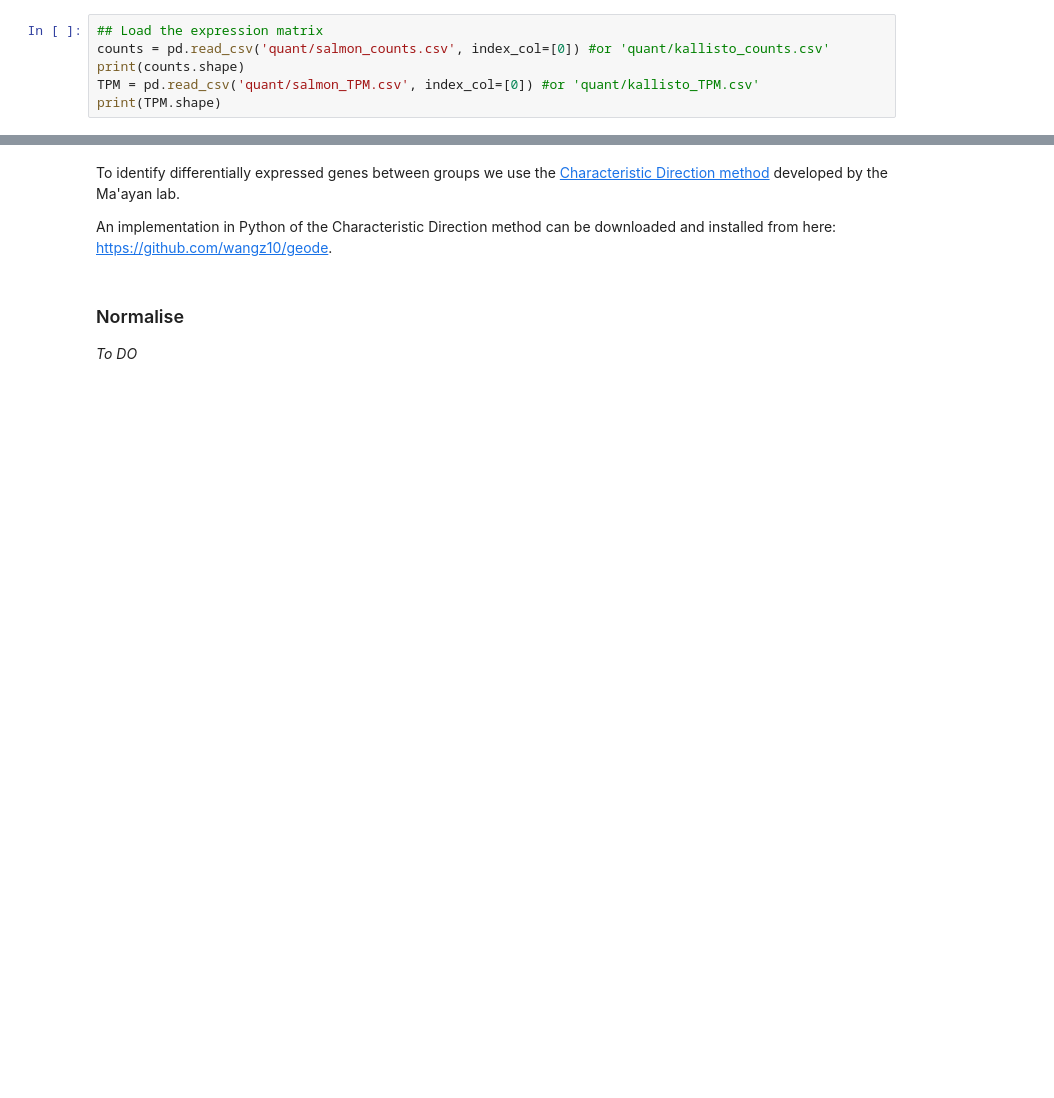
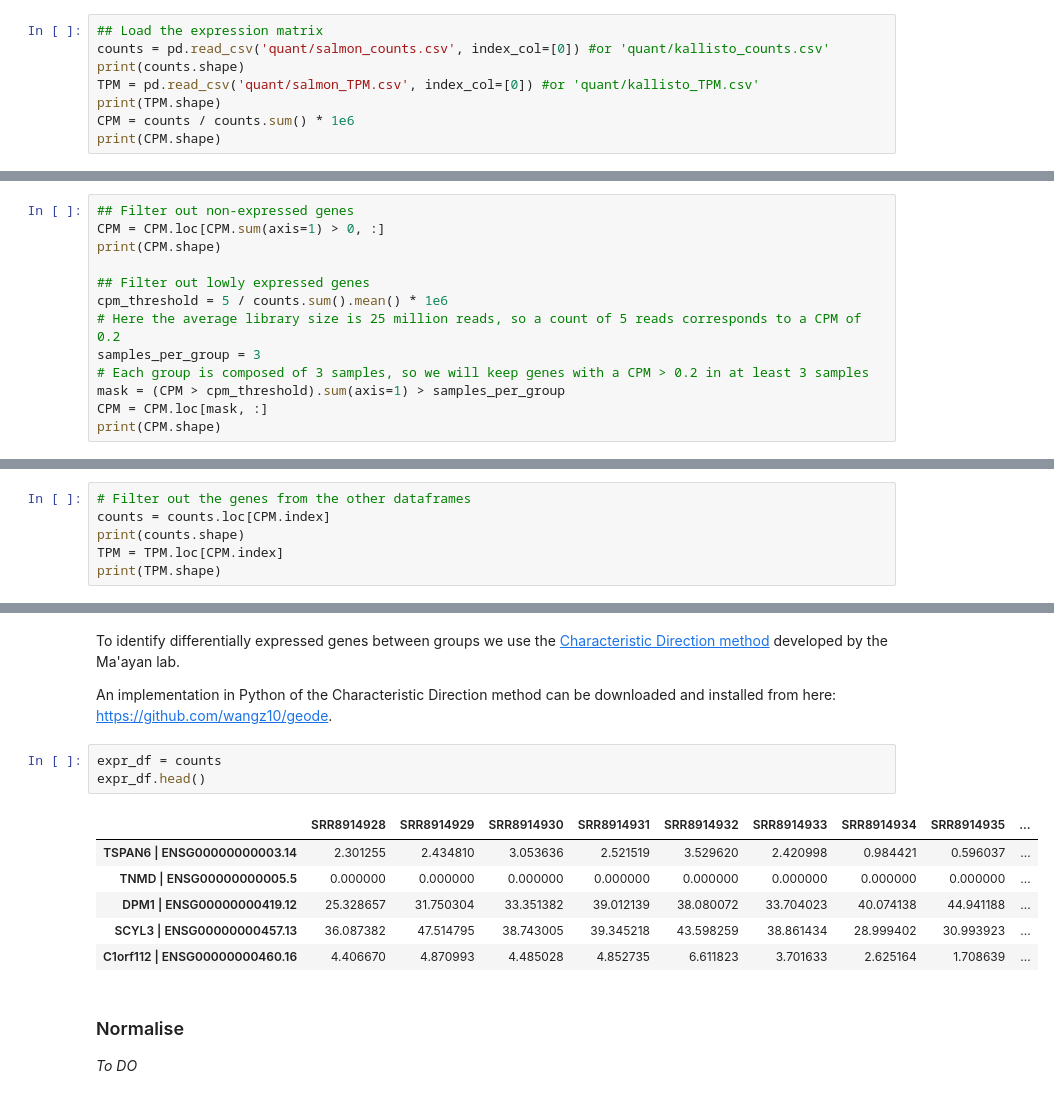
Before and after one commit to Jx-b/RNAseq, a Jupyter notebook: pipelines/RNAseq_pipeline.ipynb, the cells around one changed output, grey strips where cells are left out. Saved outputs shown, nothing was run; the diff lists cells and outputs as text; blank space fills up the shorter version.

Commit message:
Update RNAseq_pipeline.ipynb
perform filtering of lowly expressed genes on CPM

```diff
--- a/pipelines/RNAseq_pipeline.ipynb
+++ b/pipelines/RNAseq_pipeline.ipynb
@@ -578,6 +578,8 @@ counts = pd.read_csv('quant/salmon_counts.csv', index_col=[0]) #or 'quant/kallis
 print(counts.shape)
 TPM = pd.read_csv('quant/salmon_TPM.csv', index_col=[0]) #or 'quant/kallisto_TPM.csv'
 print(TPM.shape)
+CPM = counts / counts.sum() * 1e6
+print(CPM.shape)
 # %% [output]
 (58721, 12)
 (58721, 12)
@@ -625,0 +609,13 @@ print(expr_df.shape)
+# %%
+## Filter out non-expressed genes
+CPM = CPM.loc[CPM.sum(axis=1) > 0, :]
+print(CPM.shape)
+
+## Filter out lowly expressed genes
+cpm_threshold = 5 / counts.sum().mean() * 1e6
+# Here the average library size is 25 million reads, so a count of 5 reads corresponds to a CPM of 0.2
+samples_per_group = 3
+# Each group is composed of 3 samples, so we will keep genes with a CPM > 0.2 in at least 3 samples
+mask = (CPM > cpm_threshold).sum(axis=1) > samples_per_group
+CPM = CPM.loc[mask, :]
+print(CPM.shape)
@@ -625,0 +625,6 @@ print(expr_df.shape)
+# %%
+# Filter out the genes from the other dataframes
+counts = counts.loc[CPM.index]
+print(counts.shape)
+TPM = TPM.loc[CPM.index]
+print(TPM.shape)
@@ -669,6 +677,16 @@ For gene expression data, feature scaling can be turned off as all features (gen
 To identify differentially expressed genes between groups we use the [Characteristic Direction method](http://www.ncbi.nlm.nih.gov/pubmed/?term=24650281) developed by the Ma'ayan lab.
 
 An implementation in Python of the Characteristic Direction method can be downloaded and installed from here: https://github.com/wangz10/geode.
+# %%
+expr_df = counts
+expr_df.head()
+# %% [output]
+|  | SRR8914928 | SRR8914929 | SRR8914930 | SRR8914931 | SRR8914932 | SRR8914933 | SRR8914934 | SRR8914935 | ... |
+| TSPAN6 | ENSG00000000003.14 | 2.301255 | 2.434810 | 3.053636 | 2.521519 | 3.529620 | 2.420998 | 0.984421 | 0.596037 | ... |
+| TNMD | ENSG00000000005.5 | 0.000000 | 0.000000 | 0.000000 | 0.000000 | 0.000000 | 0.000000 | 0.000000 | 0.000000 | ... |
+| DPM1 | ENSG00000000419.12 | 25.328657 | 31.750304 | 33.351382 | 39.012139 | 38.080072 | 33.704023 | 40.074138 | 44.941188 | ... |
+| SCYL3 | ENSG00000000457.13 | 36.087382 | 47.514795 | 38.743005 | 39.345218 | 43.598259 | 38.861434 | 28.999402 | 30.993923 | ... |
+| C1orf112 | ENSG00000000460.16 | 4.406670 | 4.870993 | 4.485028 | 4.852735 | 6.611823 | 3.701633 | 2.625164 | 1.708639 | ... |
 # %% [markdown]
 ### Normalise
 
```
Also changed, not shown: parts of 14 cells of this notebook.
